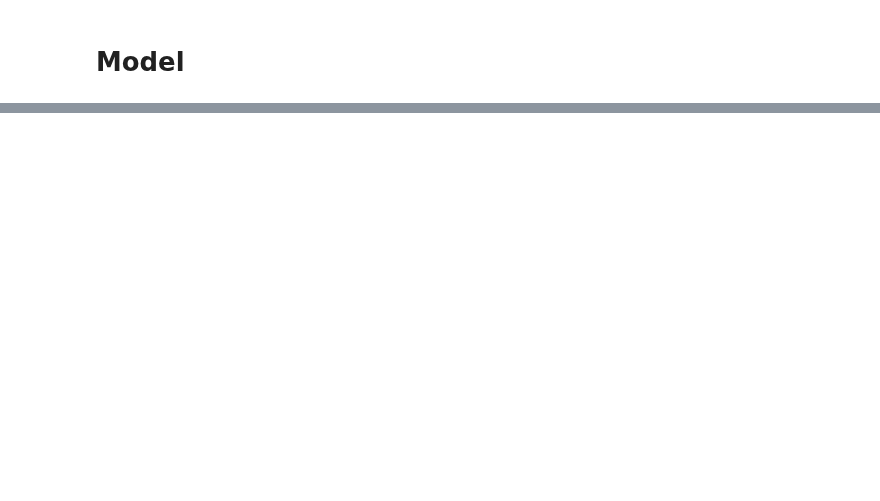
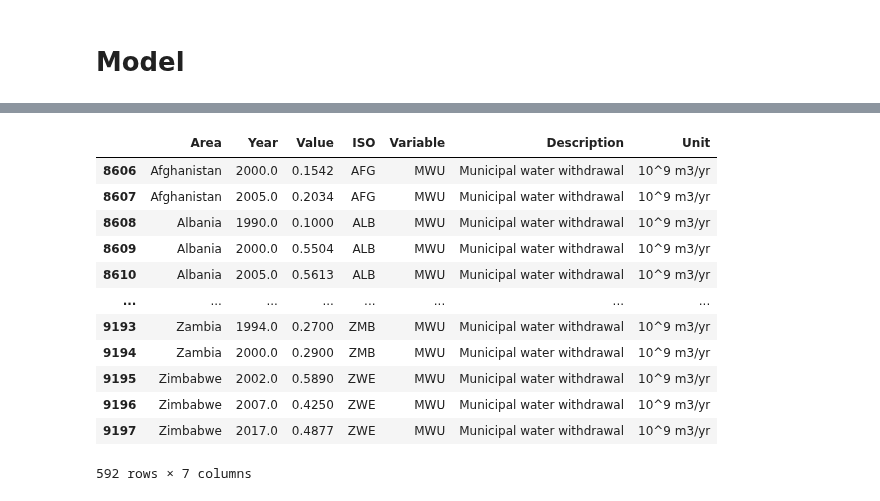
Before and after one commit to simonzabrocki/GraphModels, a Jupyter notebook: watermodel_development.ipynb, the cells around one changed output, grey strips where cells are left out. Cells and saved outputs as stored; diff of their text form; code cells hidden in the pictures; blank space fills up the shorter version.

```diff
--- a/watermodel_development.ipynb
+++ b/watermodel_development.ipynb
@@ -102,3 +137,19 @@ MWU r2: 0.6893387462633556 | MWU corr: 0.9253824745744593
 MWU_model.draw()
 # %% [output]
 [drawing not drawn]
+# %%
+aquastat.query("Variable == 'MWU'")
+# %% [output]
+|  | Area | Year | Value | ISO | Variable | Description | Unit |
+| 8606 | Afghanistan | 2000.0 | 0.1542 | AFG | MWU | Municipal water withdrawal | 10^9 m3/yr |
+| 8607 | Afghanistan | 2005.0 | 0.2034 | AFG | MWU | Municipal water withdrawal | 10^9 m3/yr |
+| 8608 | Albania | 1990.0 | 0.1000 | ALB | MWU | Municipal water withdrawal | 10^9 m3/yr |
+| 8609 | Albania | 2000.0 | 0.5504 | ALB | MWU | Municipal water withdrawal | 10^9 m3/yr |
+| 8610 | Albania | 2005.0 | 0.5613 | ALB | MWU | Municipal water withdrawal | 10^9 m3/yr |
+| ... | ... | ... | ... | ... | ... | ... | ... |
+| 9193 | Zambia | 1994.0 | 0.2700 | ZMB | MWU | Municipal water withdrawal | 10^9 m3/yr |
+| 9194 | Zambia | 2000.0 | 0.2900 | ZMB | MWU | Municipal water withdrawal | 10^9 m3/yr |
+| 9195 | Zimbabwe | 2002.0 | 0.5890 | ZWE | MWU | Municipal water withdrawal | 10^9 m3/yr |
+| 9196 | Zimbabwe | 2007.0 | 0.4250 | ZWE | MWU | Municipal water withdrawal | 10^9 m3/yr |
+| 9197 | Zimbabwe | 2017.0 | 0.4877 | ZWE | MWU | Municipal water withdrawal | 10^9 m3/yr |
+592 rows × 7 columns
```
Also changed, not shown: parts of 8 cells of this notebook, 5 other files.
